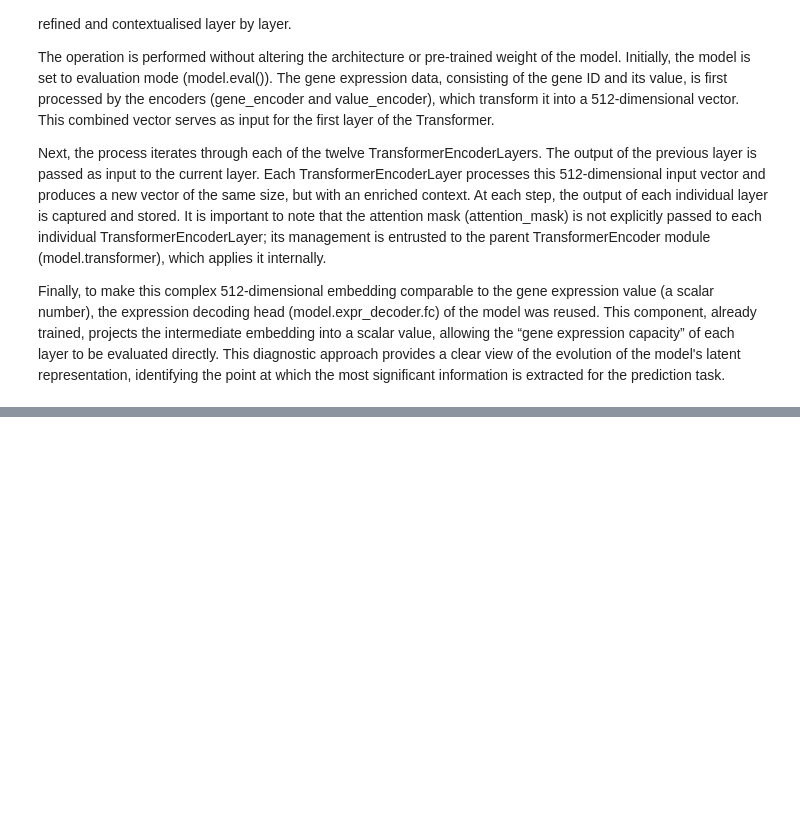
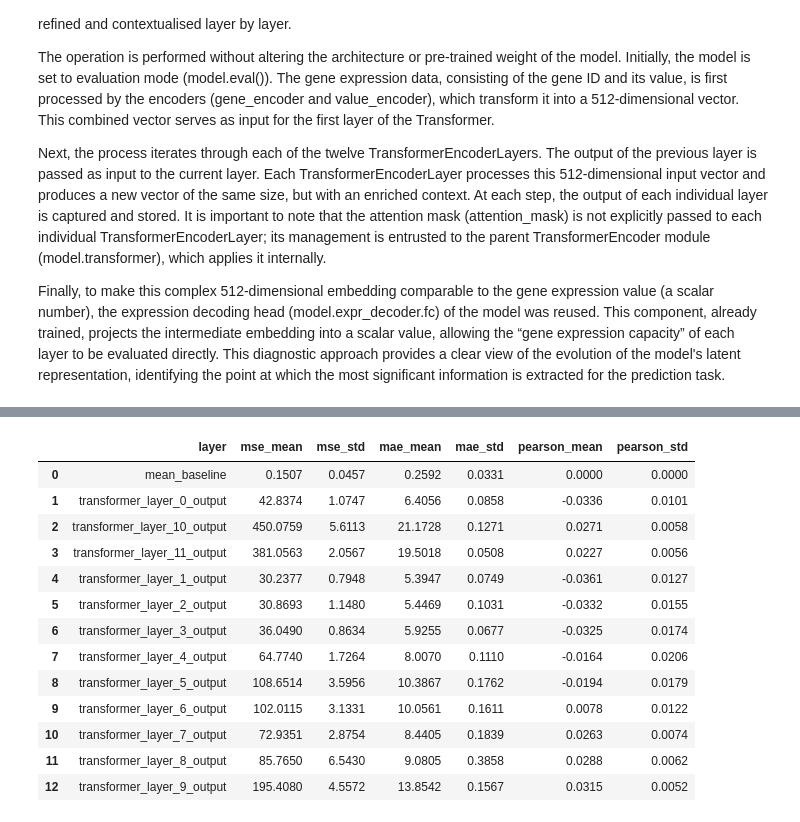
Before and after one commit to vincenzocivale/prova, a Jupyter notebook: Esercitazione_3/Lab3_Transformers (1).ipynb, the cells around one changed output, grey strips where cells are left out. Saved outputs shown, nothing was run; the diff lists cells and outputs as text; code cells hidden in the pictures; blank space fills up the shorter version.

```diff
--- a/Esercitazione_3/Lab3_Transformers (1).ipynb
+++ b/Esercitazione_3/Lab3_Transformers (1).ipynb
@@ -282,2 +276,19 @@ len(dataset['label'][0])
 # %%
 result = evaluate_dataset_by_layer(dataset)
+# %%
+result
+# %% [output]
+|  | layer | mse_mean | mse_std | mae_mean | mae_std | pearson_mean | pearson_std |
+| 0 | mean_baseline | 0.1507 | 0.0457 | 0.2592 | 0.0331 | 0.0000 | 0.0000 |
+| 1 | transformer_layer_0_output | 42.8374 | 1.0747 | 6.4056 | 0.0858 | -0.0336 | 0.0101 |
+| 2 | transformer_layer_10_output | 450.0759 | 5.6113 | 21.1728 | 0.1271 | 0.0271 | 0.0058 |
+| 3 | transformer_layer_11_output | 381.0563 | 2.0567 | 19.5018 | 0.0508 | 0.0227 | 0.0056 |
+| 4 | transformer_layer_1_output | 30.2377 | 0.7948 | 5.3947 | 0.0749 | -0.0361 | 0.0127 |
+| 5 | transformer_layer_2_output | 30.8693 | 1.1480 | 5.4469 | 0.1031 | -0.0332 | 0.0155 |
+| 6 | transformer_layer_3_output | 36.0490 | 0.8634 | 5.9255 | 0.0677 | -0.0325 | 0.0174 |
+| 7 | transformer_layer_4_output | 64.7740 | 1.7264 | 8.0070 | 0.1110 | -0.0164 | 0.0206 |
+| 8 | transformer_layer_5_output | 108.6514 | 3.5956 | 10.3867 | 0.1762 | -0.0194 | 0.0179 |
+| 9 | transformer_layer_6_output | 102.0115 | 3.1331 | 10.0561 | 0.1611 | 0.0078 | 0.0122 |
+| 10 | transformer_layer_7_output | 72.9351 | 2.8754 | 8.4405 | 0.1839 | 0.0263 | 0.0074 |
+| 11 | transformer_layer_8_output | 85.7650 | 6.5430 | 9.0805 | 0.3858 | 0.0288 | 0.0062 |
+| 12 | transformer_layer_9_output | 195.4080 | 4.5572 | 13.8542 | 0.1567 | 0.0315 | 0.0052 |
```
Also changed, not shown: parts of 3 cells of this notebook, 1 other file.
